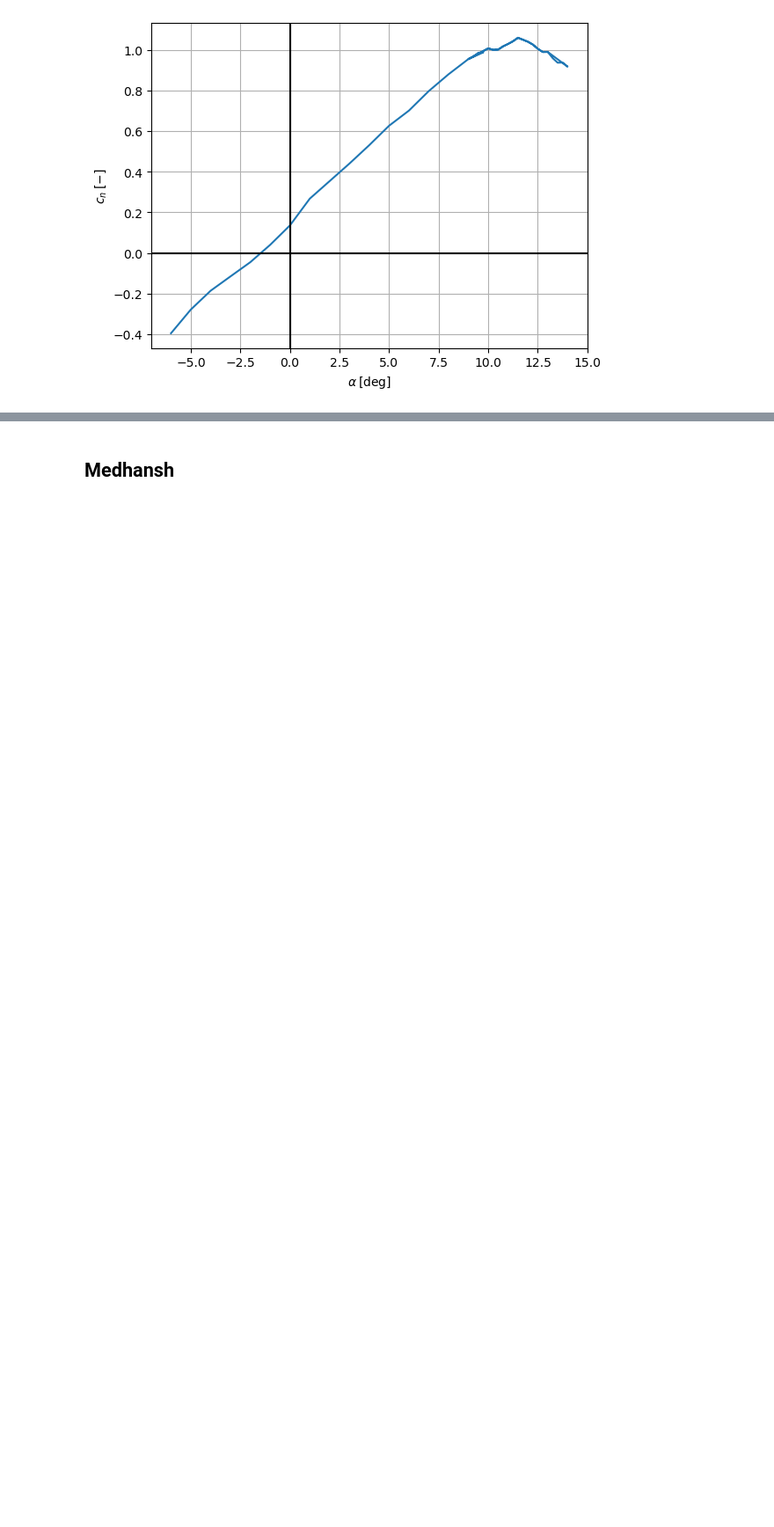
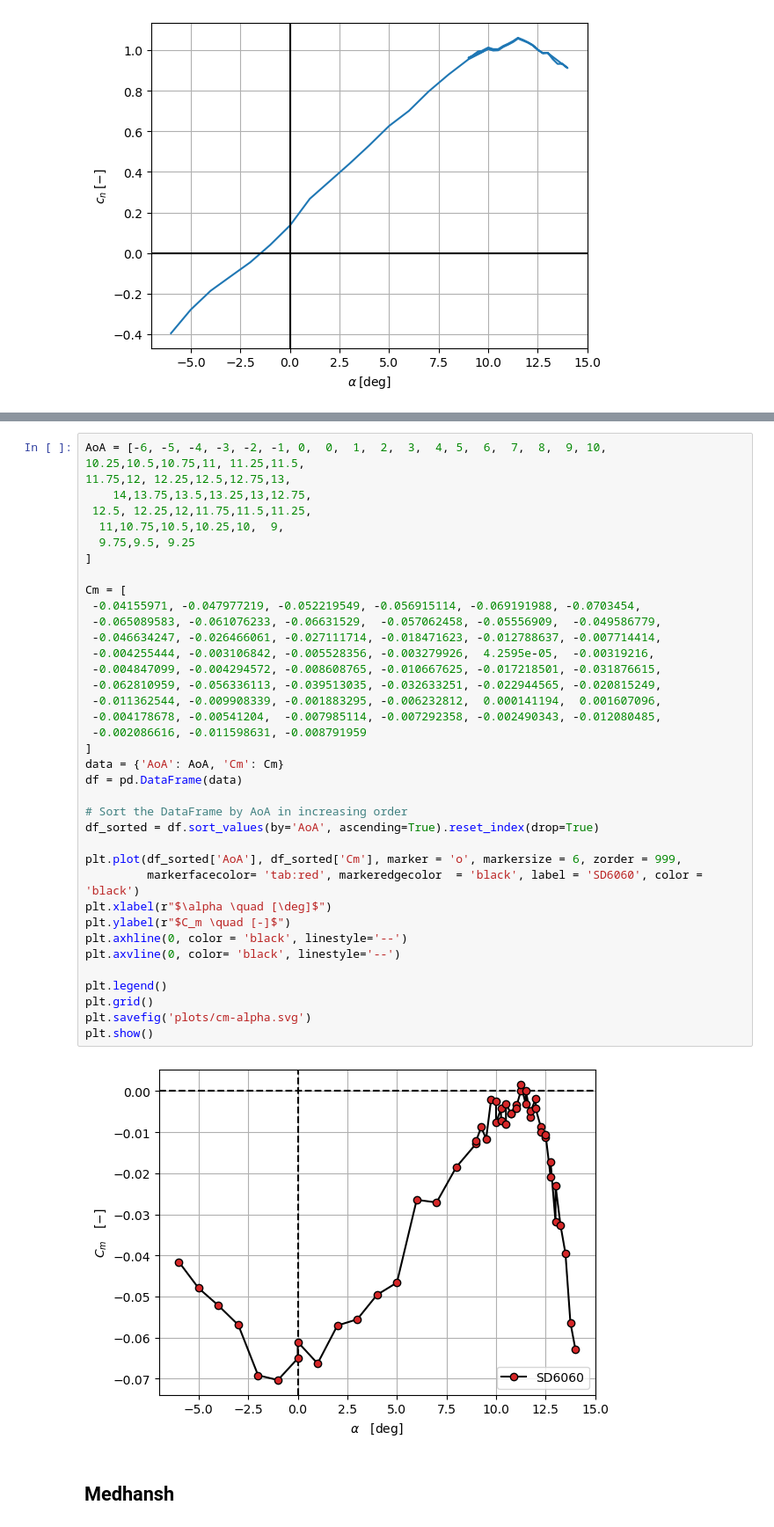
Before and after one commit to federicoangioni/LSWTT, a Jupyter notebook: processing.ipynb, the cells around one changed output, grey strips where cells are left out. Shown at 88% size. Saved outputs shown, nothing was run; the diff lists cells and outputs as text; blank space fills up the shorter version.

```diff
--- a/processing.ipynb
+++ b/processing.ipynb
@@ -251,3 +270,42 @@ plt.show()
+# %%
+AoA = [-6, -5, -4, -3, -2, -1, 0,  0,  1,  2,  3,  4, 5,  6,  7,  8,  9, 10, 10.25,10.5,10.75,11, 11.25,11.5,
+11.75,12, 12.25,12.5,12.75,13,
+    14,13.75,13.5,13.25,13,12.75,
+ 12.5, 12.25,12,11.75,11.5,11.25,
+  11,10.75,10.5,10.25,10,  9,
+  9.75,9.5, 9.25
+]
+
+Cm = [
+ -0.04155971, -0.047977219, -0.052219549, -0.056915114, -0.069191988, -0.0703454,
+ -0.065089583, -0.061076233, -0.06631529,  -0.057062458, -0.05556909,  -0.049586779,
+ -0.046634247, -0.026466061, -0.027111714, -0.018471623, -0.012788637, -0.007714414,
+ -0.004255444, -0.003106842, -0.005528356, -0.003279926,  4.2595e-05,  -0.00319216,
+ -0.004847099, -0.004294572, -0.008608765, -0.010667625, -0.017218501, -0.031876615,
+ -0.062810959, -0.056336113, -0.039513035, -0.032633251, -0.022944565, -0.020815249,
+ -0.011362544, -0.009908339, -0.001883295, -0.006232812,  0.000141194,  0.001607096,
+ -0.004178678, -0.00541204,  -0.007985114, -0.007292358, -0.002490343, -0.012080485,
+ -0.002086616, -0.011598631, -0.008791959
+]
+data = {'AoA': AoA, 'Cm': Cm}
+df = pd.DataFrame(data)
+
+# Sort the DataFrame by AoA in increasing order
+df_sorted = df.sort_values(by='AoA', ascending=True).reset_index(drop=True)
+
+plt.plot(df_sorted['AoA'], df_sorted['Cm'], marker = 'o', markersize = 6, zorder = 999,
+         markerfacecolor= 'tab:red', markeredgecolor  = 'black', label = 'SD6060', color = 'black')
+plt.xlabel(r"$\alpha \quad [\deg]$")
+plt.ylabel(r"$C_m \quad [-]$")
+plt.axhline(0, color = 'black', linestyle='--')
+plt.axvline(0, color= 'black', linestyle='--')
+
+plt.legend()
+plt.grid()
+plt.savefig('plots/cm-alpha.svg')
+plt.show()
+# %% [output]
+[figure, added]
 # %% [markdown]
 ## Medhansh
 # %%
```
Also changed, not shown: parts of 7 cells of this notebook, 14 other files.
